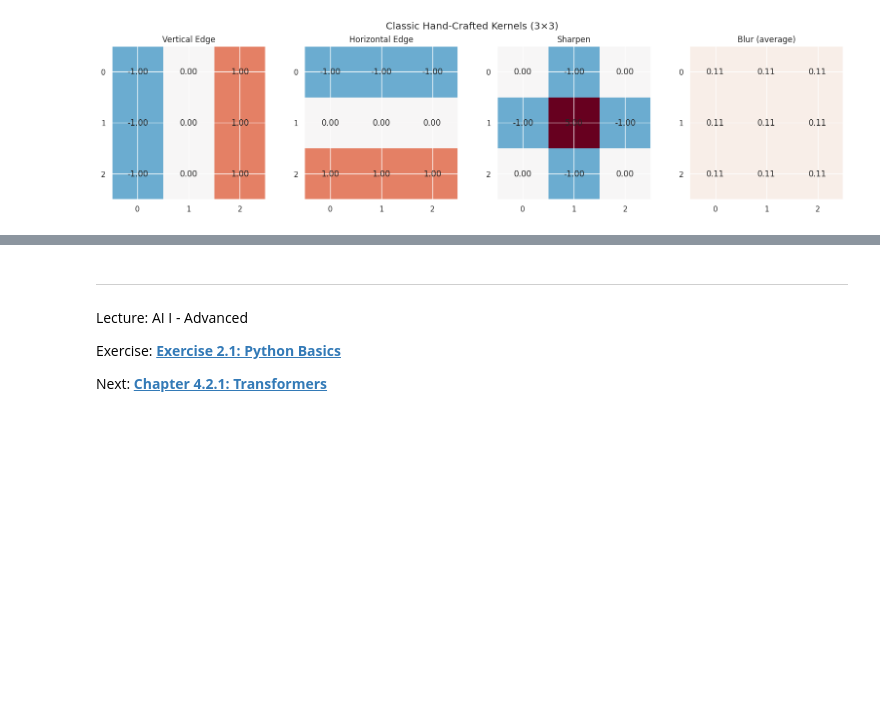
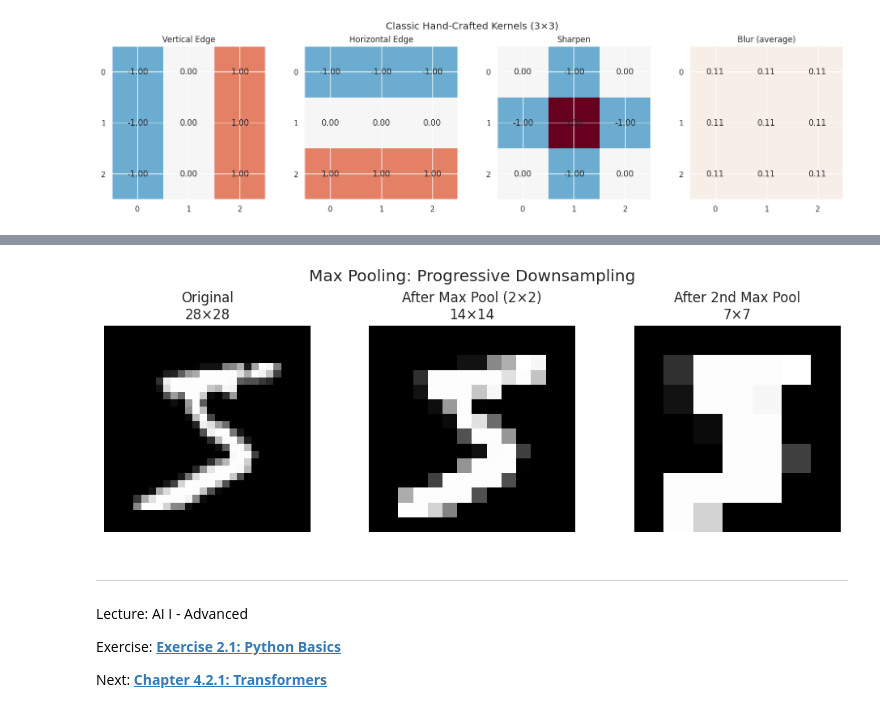
Before and after one commit to iLuckyW/lecture-ai-advanced, a Jupyter notebook: chapter/04_excursus/01_cv/01_cnn.ipynb, the cells around one changed output, grey strips where cells are left out. Drawn from its saved outputs; the diff is of its cells as text; code cells hidden in the pictures; blank space fills up the shorter version.

```diff
--- a/chapter/04_excursus/01_cv/01_cnn.ipynb
+++ b/chapter/04_excursus/01_cv/01_cnn.ipynb
@@ -264,3 +287,26 @@ fig.tight_layout()
+# %%
+sample_image = train_dataset[0][0]  # shape: (1, 28, 28)
+
+fig, axes = plt.subplots(1, 3, figsize=(10, 3.5))
+
+axes[0].imshow(sample_image.squeeze(), cmap="gray")
+axes[0].set_title(f"Original\n{sample_image.shape[1]}×{sample_image.shape[2]}")
+axes[0].axis("off")
+
+pooled = F.max_pool2d(sample_image.unsqueeze(0), kernel_size=2, stride=2)
+axes[1].imshow(pooled.squeeze(), cmap="gray")
+axes[1].set_title(f"After Max Pool (2×2)\n{pooled.shape[2]}×{pooled.shape[3]}")
+axes[1].axis("off")
+
+pooled2 = F.max_pool2d(pooled, kernel_size=2, stride=2)
+axes[2].imshow(pooled2.squeeze(), cmap="gray")
+axes[2].set_title(f"After 2nd Max Pool\n{pooled2.shape[2]}×{pooled2.shape[3]}")
+axes[2].axis("off")
+
+fig.suptitle("Max Pooling: Progressive Downsampling")
+fig.tight_layout()
+# %% [output]
+[figure, added]
 # %% [markdown]
 ---
 
```
Also changed, not shown: parts of 2 cells of this notebook.
